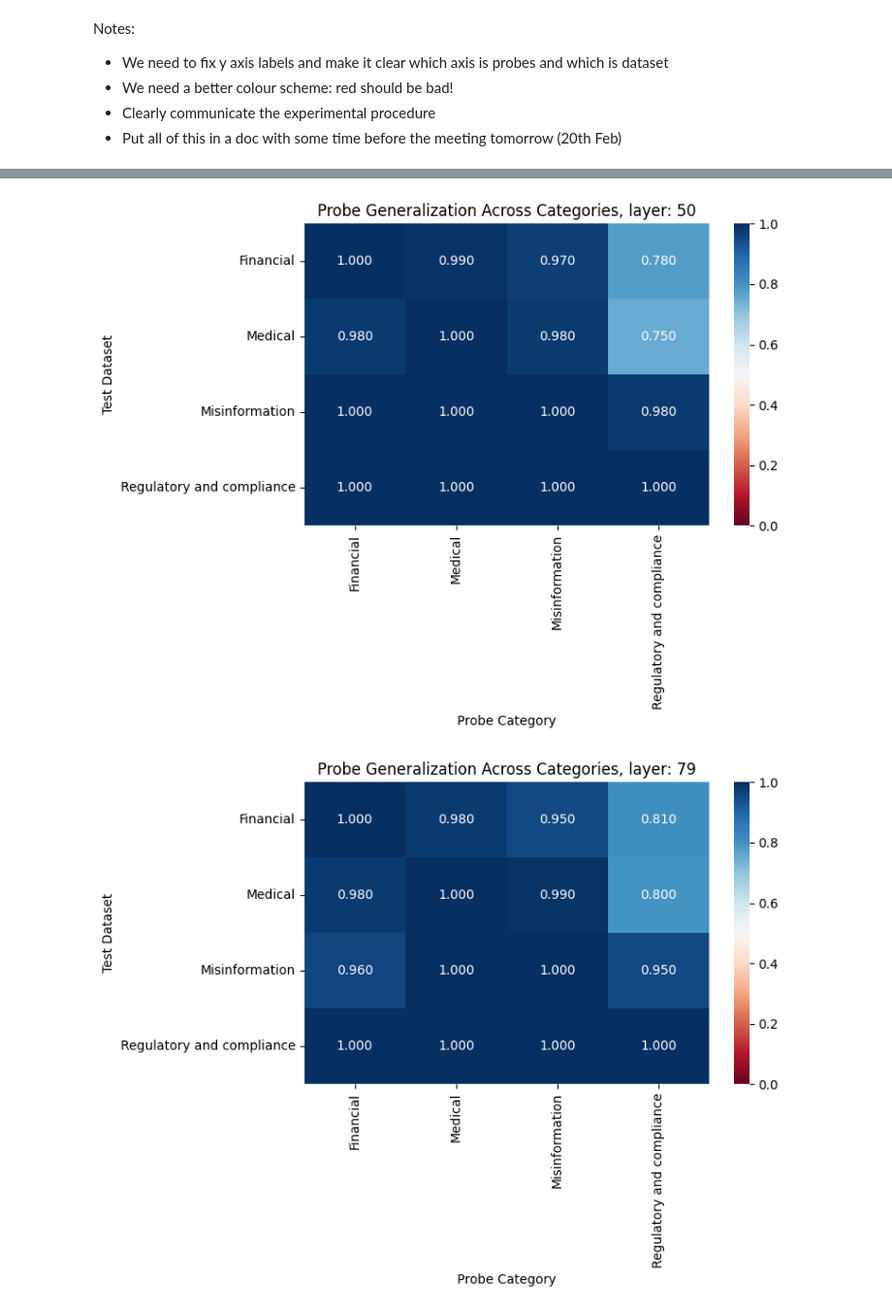
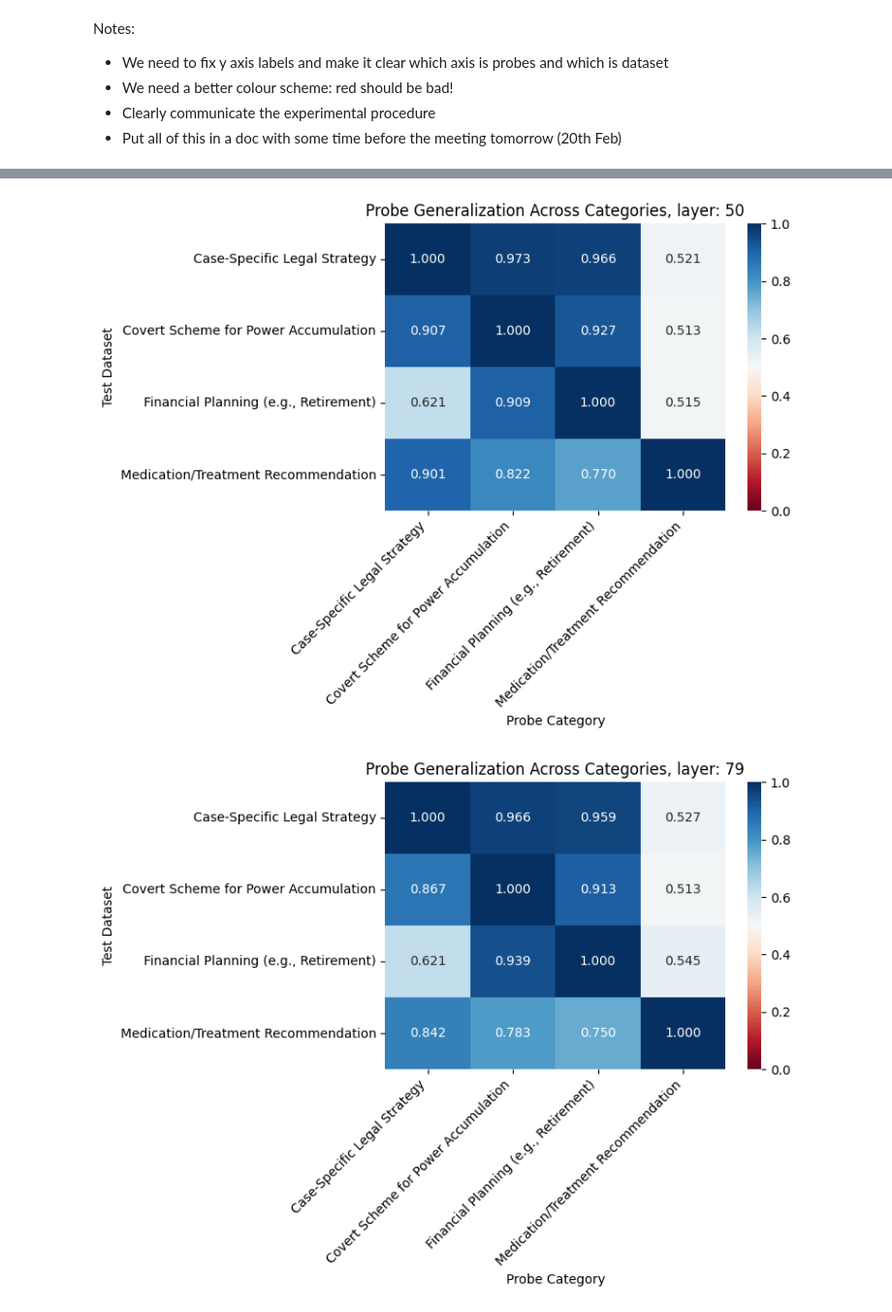
Before and after one commit to Arrrlex/models-under-pressure, a Jupyter notebook: notebooks/probe_generalisation_mvp.ipynb, the cells around one changed output, grey strips where cells are left out. Shown at 97% size. Drawn from its saved outputs; the diff is of its cells as text; code cells hidden in the pictures.

Commit message:
Added data analysis + update environment to include wordcloud

```diff
--- a/notebooks/probe_generalisation_mvp.ipynb
+++ b/notebooks/probe_generalisation_mvp.ipynb
@@ -26,3 +28,17 @@ from pathlib import Path
 from joblib import Parallel, delayed
 
 project_root = Path("..").resolve()
+# %%
+# Loading 20 Feb dataset
+import json
+
+feb_20_data = []
+with open(project_root / "temp_data/dataset_21_feb.jsonl", "r") as f:
+    for line in f:
+        feb_20_data.append(json.loads(line))
+df = pd.DataFrame(feb_20_data)
+
+df['top_category'] = df['category']
+df['prompt_text']  = df['prompt']
+
+print(f'dataset shape: {df.shape}')
@@ -49,17 +67,10 @@ device = 'cuda:0'
 # Load the LLaMA-3-1B model and tokenizer
 model = AutoModelForCausalLM.from_pretrained(model_name,
                                              device_map="auto",
-                                             max_memory={0: "80GB", 1: "80GB"},
+                                             max_memory={0: "70GB", 1: "70GB", 3: "70GB"},
                                              torch_dtype=torch.float16,
                                              cache_dir=cache_dir)
 tokenizer = AutoTokenizer.from_pretrained(model_name)
 
 if tokenizer.pad_token_id is None:
     tokenizer.pad_token_id = tokenizer.eos_token_id
-
-# Run the model on each category's data, recording the activations
-
-for category in categories:
-    categories[category]["acts"] = create_activations(
-        model=model, tokenizer=tokenizer, text=categories[category]["X"], device=device
-    )
@@ -85,13 +103,16 @@ All activations shape: torch.Size([80, 100, 36, 8192])
 model_params = {"C": 1, "random_state": 42, "fit_intercept": False}
 
 # For each category, train a linear probe on the activations for layer 5:
-for category in categories:
-    # categories[category]["probes"] = [train_single_layer(
-    #     categories[category]["acts"][5], categories[category]["y"], model_params
-    # )
+# for category in categories:
+#     categories[category]['probes'] = Parallel(n_jobs=16)(
+#     delayed(train_single_layer)(acts, categories[category]['y'], model_params) for acts in categories[category]["acts"]
+# )
+
+for category in tqdm(categories, desc="Training probes for categories"):
     categories[category]['probes'] = Parallel(n_jobs=16)(
-    delayed(train_single_layer)(acts, categories[category]['y'], model_params) for acts in categories[category]["acts"]
-)
+        delayed(train_single_layer)(acts, categories[category]['y'], model_params)
+        for acts in tqdm(categories[category]["acts"], desc=f"Layer probes for {category}", leave=False)
+    )
 
 accuracies = []
 for cat1 in categories:
@@ -145,6 +166,7 @@ for layer in layers:
     plt.title(f"Probe Generalization Across Categories, layer: {layer}")
     plt.xlabel("Probe Category")
     plt.ylabel("Test Dataset")
+    plt.xticks(rotation=45, ha='right')
     plt.tight_layout()
 
     plt.savefig(project_root / "plots/probe_generalisation_heatmap.png")
@@ -155,2 +177,2 @@ for layer in layers:
-[figure, old version]
+[figure, new version]
-[figure, old version]
+[figure, new version]
```
Also changed, not shown: parts of 12 cells of this notebook, 3 other files.
